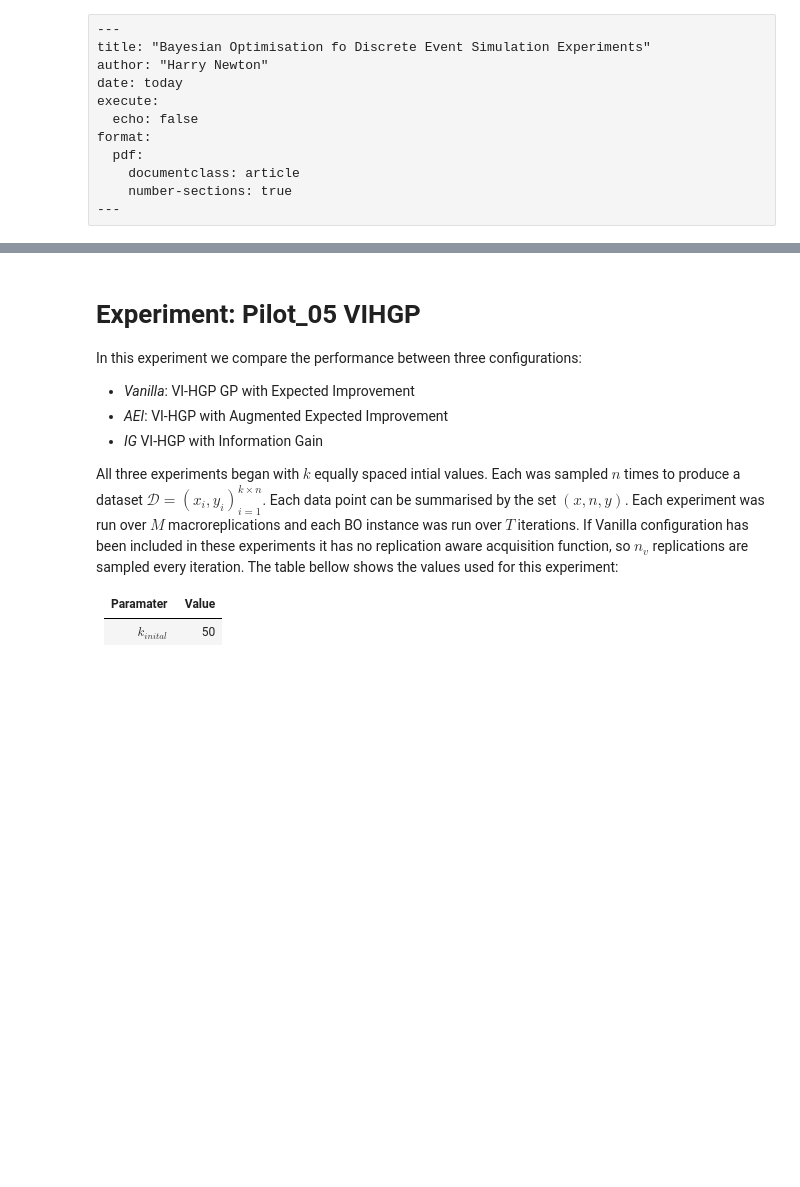
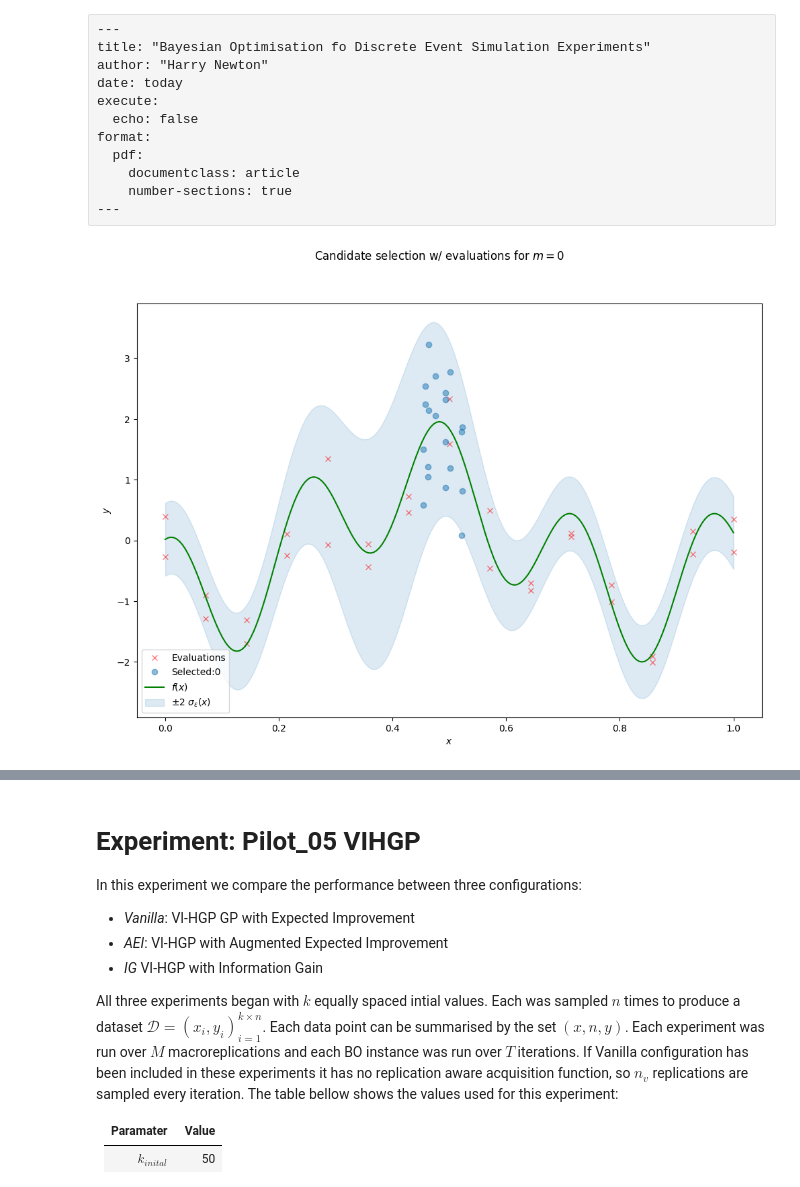
Before and after one commit to BazzahN/DES_BO, a Jupyter notebook: analysis.ipynb, the cells around one changed output, grey strips where cells are left out. Drawn from its saved outputs; the diff is of its cells as text; code cells hidden in the pictures; blank space fills up the shorter version.

```diff
--- a/analysis.ipynb
+++ b/analysis.ipynb
@@ -308,48 +194,43 @@ plt.close()
 # %%
 
 model = "IG"
 test_x = test_data['test_x']
 test_y = test_data['test_y']
 test_sigma2 = test_data['test_sigma2']
 
-model_num = len(exp_params['models'])
-
 colours = ["C0", "C1", "C2", "C3"]
 
 for macro in range(0,M):
-	fig, ax = plt.subplots(model_num,1,figsize=(12,8))
-	for i,m in enumerate(exp_params['models']):
+	fig, ax = plt.subplots(1,1,figsize=(12,8))
 
-		if gp_model == "vihgp":
-			select_x = x_candidates[m]
-			select_y = y_candidates[m]
-		else:
-			select_x = all_data[m]['train_x'][:,(k):]
-			select_y = all_data[m]['train_y'][:,(k):]
+	select_x = candidates_x[macro]
+	select_y = candidates_y[macro]
 
-		ax[i].plot(train_x[macro],train_y[macro], "x",color="r", label="Evaluations", alpha=0.5)
-		ax[i].plot(select_x[macro],select_y[macro], "o",color=colours[i], label=f"Selected:{m}", alpha=0.5)
-		ax[i].plot(test_x,test_y,color='g',label='$f(x)$')
-		ax[i].fill_between(
-				test_x.squeeze(),
-				test_y.squeeze() - 2 * torch.sqrt(test_sigma2).squeeze(),
-				test_y.squeeze() + 2 * torch.sqrt(test_sigma2).squeeze(),
-				color="C0",
-				alpha=0.15,
-				label="±2 $\\sigma_{\\varepsilon}(x)$",
-		)
-		ax[i].set_xlabel("$x$")
-		ax[i].set_ylabel("$y$")
-		ax[i].legend(loc="lower left")
+	ax.plot(train_x[macro],train_y[macro], "x",color="r", label="Evaluations", alpha=0.5)
+	ax.plot(select_x,select_y, "o",color=colours[0], label=f"Selected:{m}", alpha=0.5)
+	ax.plot(test_x,test_y,color='g',label='$f(x)$')
+	ax.fill_between(
+			test_x.squeeze(),
+			test_y.squeeze() - 2 * torch.sqrt(test_sigma2).squeeze(),
+			test_y.squeeze() + 2 * torch.sqrt(test_sigma2).squeeze(),
+			color="C0",
+			alpha=0.15,
+			label="±2 $\\sigma_{\\varepsilon}(x)$",
+	)
+	ax.set_xlabel("$x$")
+	ax.set_ylabel("$y$")
+	ax.legend(loc="lower left")
 
 
-	ax[1].legend(loc="lower left")
+	ax.legend(loc="lower left")
 	#ax[1].set_title("Heteroscedastic regression")
 	fig.suptitle(f'Candidate selection w/ evaluations for $m={macro}$')
 	candi_selec = outdir / f"candidate_selection_{macro}.png"
 
 	plt.savefig(candi_selec ,bbox_inches="tight", dpi=200)
-	plt.close()
+	#plt.close()
+# %% [output]
+[figure, added]
 # %%
 """
 In the future I want to compare function evaluations
```
Also changed, not shown: parts of 13 cells of this notebook, 1 other file.
